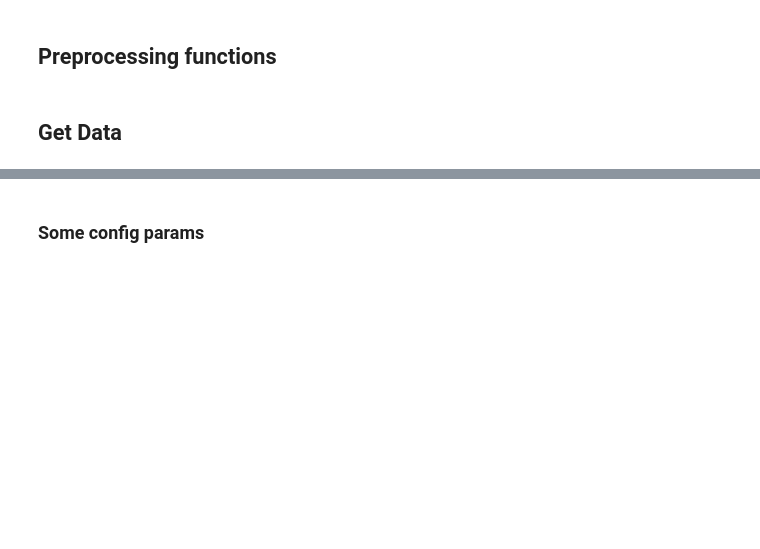
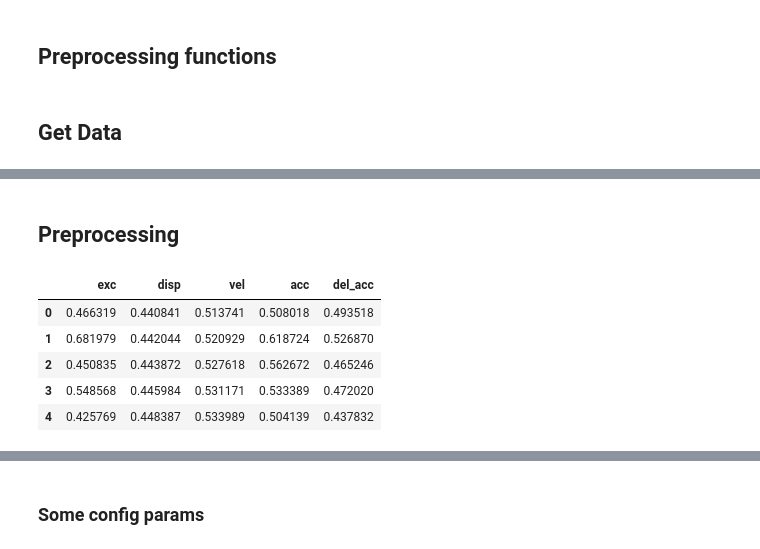
Before and after one commit to andmck1/nn-sdof, a Jupyter notebook: CNN.ipynb, the cells around one changed output, grey strips where cells are left out. Saved outputs shown, nothing was run; the diff lists cells and outputs as text; code cells hidden in the pictures; blank space fills up the shorter version.

```diff
--- a/CNN.ipynb
+++ b/CNN.ipynb
@@ -62,0 +78,2 @@ train_df = train_10noise_df.iloc[:100000, :].join(train_df['disp'])
+# %%
+gen_data['acc'] = gen_data['acc'] + np.random.normal(scale=0.5*gen_data['acc'].std(), size=len(f))
@@ -62,0 +89,2 @@ train_df = train_10noise_df.iloc[:100000, :].join(train_df['disp'])
+# %% [markdown]
+## Preprocessing
@@ -63,3 +93,16 @@ train_df = train_10noise_df.iloc[:100000, :].join(train_df['disp'])
+# %%
+# train_df = train_10noise_df.iloc[:100000, :].join(train_df['disp'])
+train_df = gen_data.iloc[:100000, :]
+delayed_acc = train_df['acc'][:len(train_df)-n].rename('del_acc')
+train_df = train_df.iloc[n:, :].reset_index(drop=True).join(delayed_acc)
+train_df.head()
+# %% [output]
+|  | exc | disp | vel | acc | del_acc |
+| 0 | 0.466319 | 0.440841 | 0.513741 | 0.508018 | 0.493518 |
+| 1 | 0.681979 | 0.442044 | 0.520929 | 0.618724 | 0.526870 |
+| 2 | 0.450835 | 0.443872 | 0.527618 | 0.562672 | 0.465246 |
+| 3 | 0.548568 | 0.445984 | 0.531171 | 0.533389 | 0.472020 |
+| 4 | 0.425769 | 0.448387 | 0.533989 | 0.504139 | 0.437832 |
 # %%
 train_df.loc[:200, :].plot()
 # %% [output]
```
Also changed, not shown: parts of 31 cells of this notebook, 3 other files.
